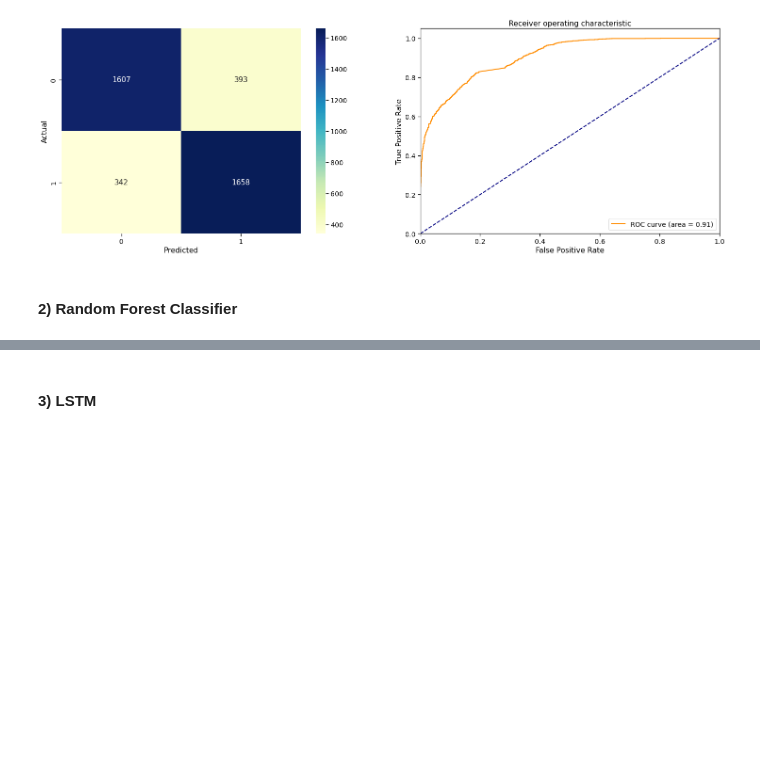
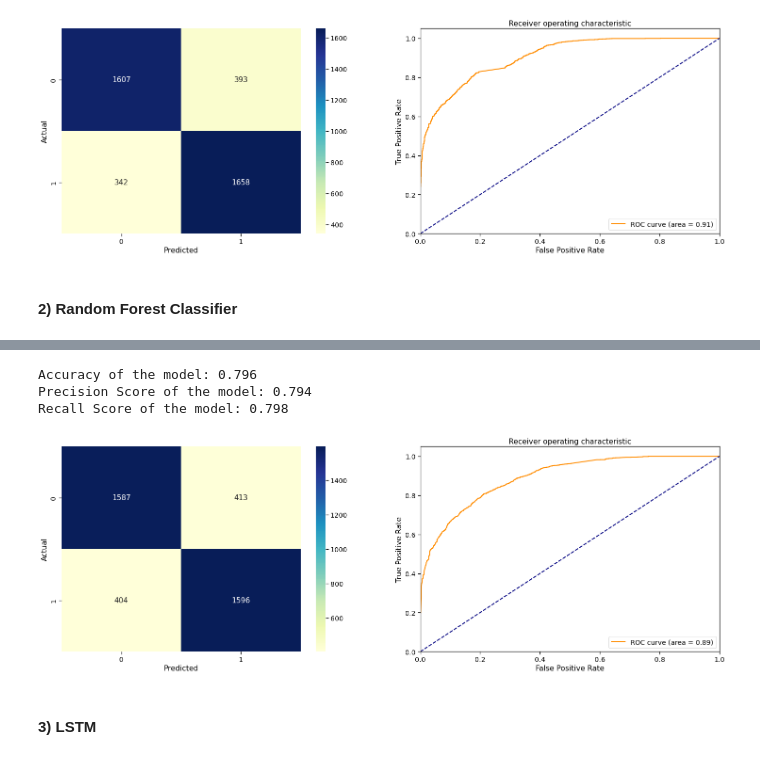
Before and after one commit to The-DigitalAcademy/CT_NLP_Project, a Jupyter notebook: Main_NLP_Complete.ipynb, the cells around one changed output, grey strips where cells are left out. Saved outputs shown, nothing was run; the diff lists cells and outputs as text; code cells hidden in the pictures; blank space fills up the shorter version.

```diff
--- a/Main_NLP_Complete.ipynb
+++ b/Main_NLP_Complete.ipynb
@@ -530,6 +528,12 @@ import pickle
 # %%
-rf = RandomForestClassifier(n_estimators= 300)
+from sklearn.metrics import roc_curve, auc
+rf = RandomForestClassifier(n_estimators= 100)
 train_model(rf)
+# %% [output]
+Accuracy of the model: 0.796
+Precision Score of the model: 0.794
+Recall Score of the model: 0.798
+[figure, added]
 # %% [markdown]
 #### 3) LSTM
 # %%
```
Also changed, not shown: parts of 21 cells of this notebook.
